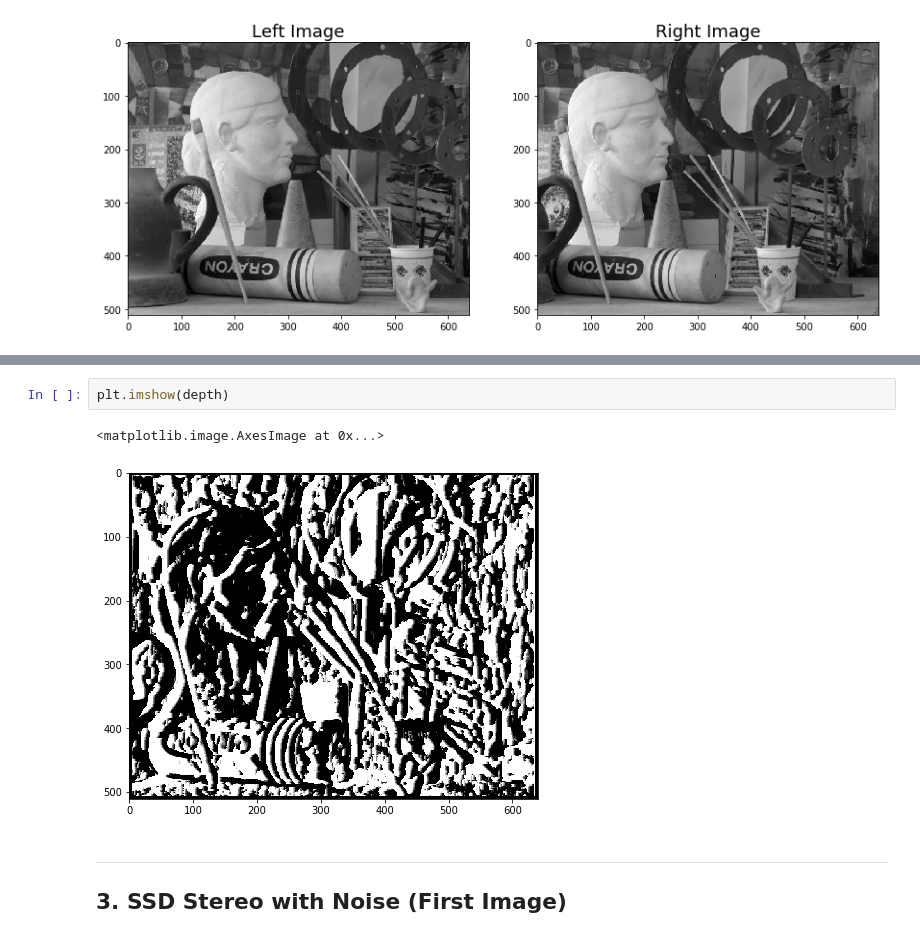
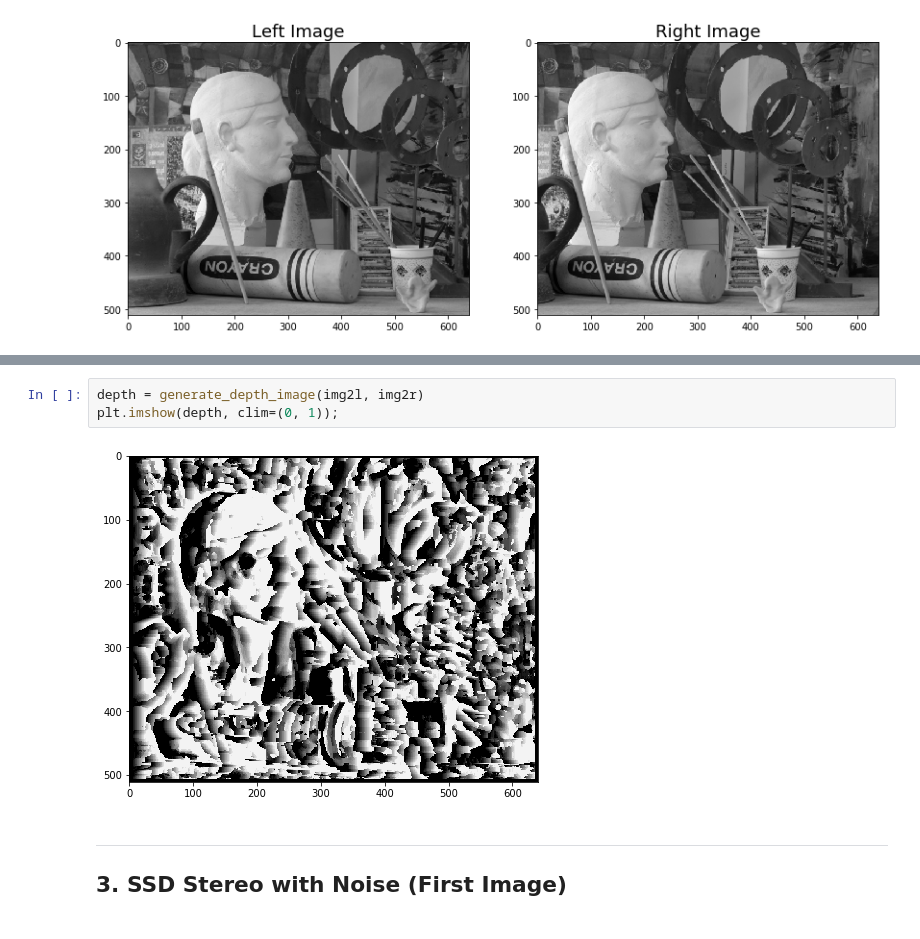
Before and after one commit to brandenwallace/cs6476-cv-1, a Jupyter notebook: PS2/PS2.ipynb, the cells around one changed output, grey strips where cells are left out. Saved outputs shown, nothing was run; the diff lists cells and outputs as text.

```diff
--- a/PS2/PS2.ipynb
+++ b/PS2/PS2.ipynb
@@ -147,8 +96,8 @@ for y in range(k, h-k):
-# %%
-plt.imshow(depth)
-# %% [output]
-<matplotlib.image.AxesImage at 0x...>
-[figure, removed]
+# %%
+depth = generate_depth_image(img2l, img2r)
+plt.imshow(depth, clim=(0, 1));
+# %% [output]
+[figure, added]
 # %% [markdown]
 ---
 ## 3. SSD Stereo with Noise (First Image)
```
Also changed, not shown: parts of 10 cells of this notebook.
